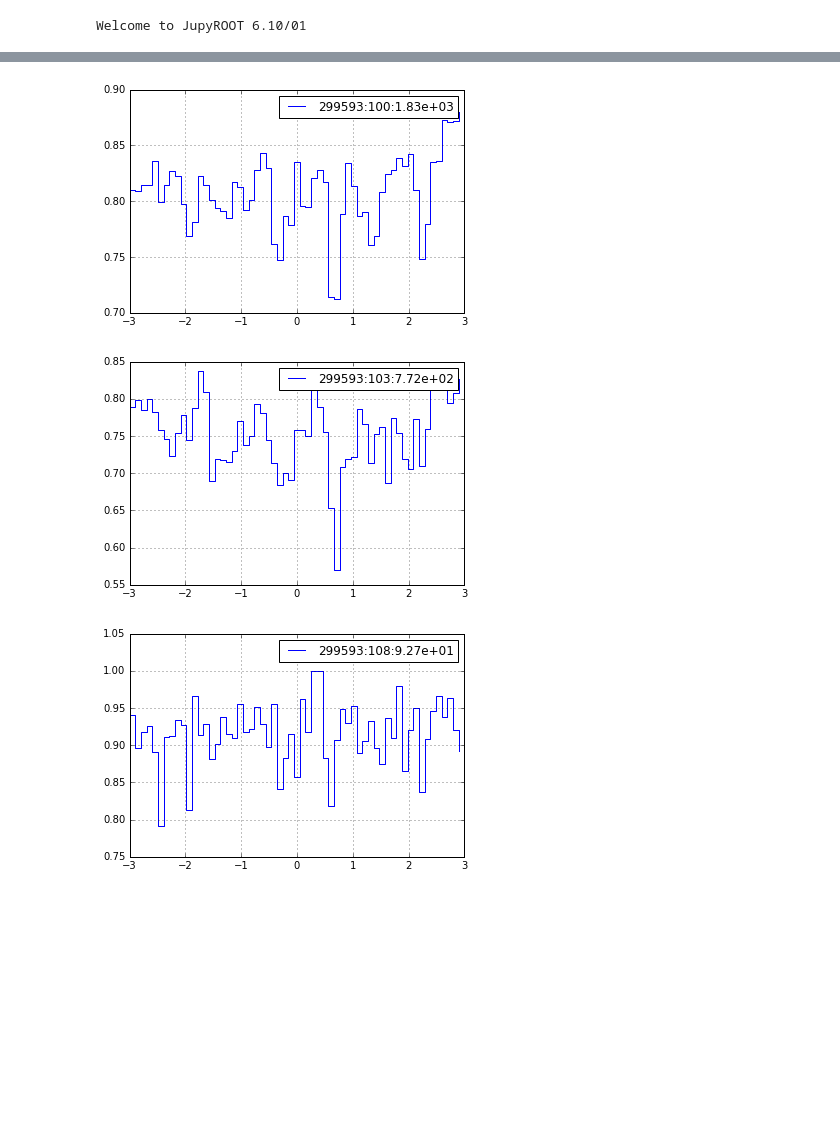
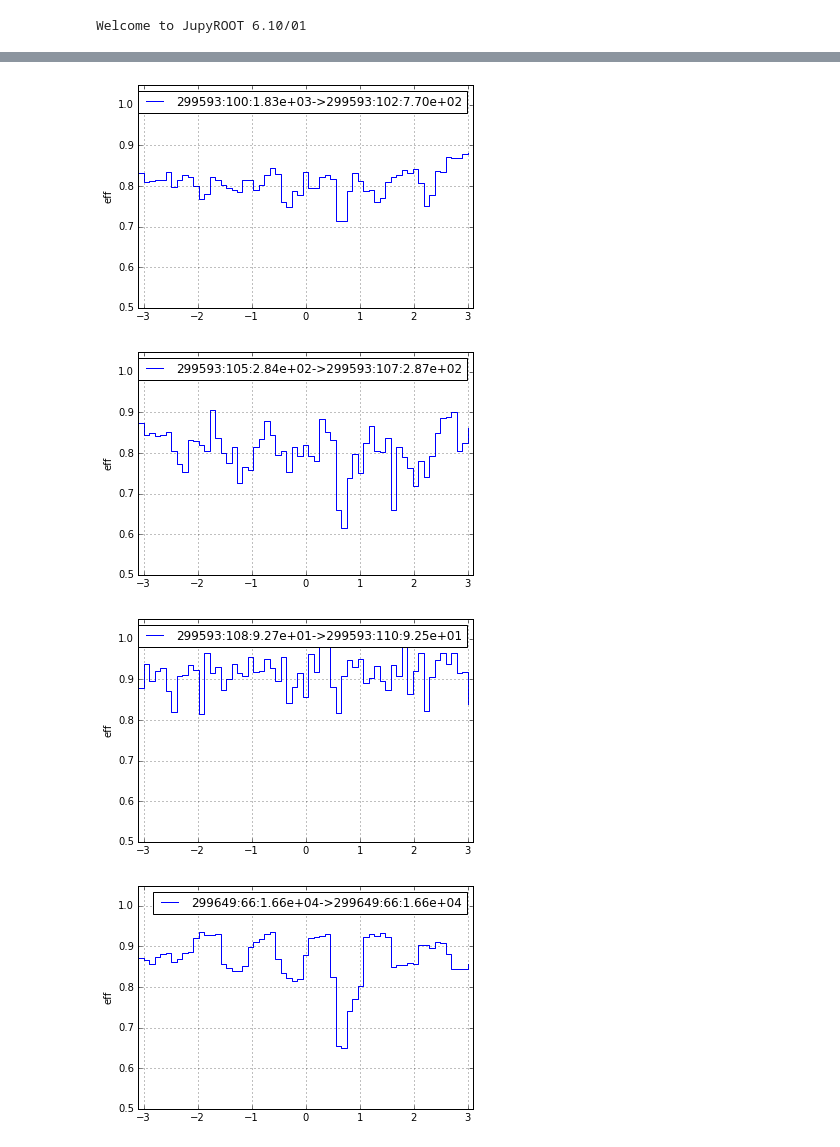
Before and after one commit to cms-tracking/POS2017, a Jupyter notebook: exercise2_TkHistos/effBPIX1.ipynb, the cells around one changed output, grey strips where cells are left out. Drawn from its saved outputs; the diff is of its cells as text; code cells hidden in the pictures; blank space fills up the shorter version.

```diff
--- a/exercise2_TkHistos/effBPIX1.ipynb
+++ b/exercise2_TkHistos/effBPIX1.ipynb
@@ -45,11 +46,17 @@ def runid(event,lumi) :
     id = event.object().id()
     a=event.getByLabel('scalersRawToDigi', lumi)
     return '{:d}:{:d}:{:.2e}'.format(int(id.run()),int(id.luminosityBlock()),lumi.product()[0].instantLumi())
+def skip2Lumi(events,ls):
+    for i in range(0,events.size()):
+        a= events.to(i)
+        id = events.object().id()
+        if (int(id.luminosityBlock())==ls) : return i
+    return events.size()
 # %%
-def loadTk(events,tracks) :
+def loadTk(events,tracks,fe) :
     tkParsA = []
     tkHitsA = []
-    for i in range(0,events.size()):
+    for i in range(fe,events.size()):
       a= events.to(i)
       if (i%500==0) :
         id = events.object().id()
@@ -77,10 +84,16 @@ def processIt(fevents) :
     tracks = Handle("std::vector<reco::Track>")
     lumi = Handle("std::vector<LumiScalers>")
     a= events.to(0)
+    ls = int(events.object().id().luminosityBlock())
+    if (ls==103) : ls=105
+    fe = skip2Lumi(events,ls)
+    a= events.to(fe)
     runid0 = runid(events,lumi)
     print runid0
-    tkPars, tkHits = loadTk(events,tracks)
-    return (runid0, tkPars, tkHits)
+    tkPars, tkHits = loadTk(events,tracks,fe)
+    runidl = runid(events,lumi)
+    print runidl
+    return (runid0+'->'+runidl, tkPars, tkHits)
 # %%
 p = Pool(4)
 # %% [output]
@@ -121,13 +134,13 @@ def eff(var,tkPars,tkHits) :
     valL2 = np.equal(tkHits[2],0)
     valF1 = np.equal(tkHits[4],0)
     hp = hp&(valL2|valF1)
-    nbins = 60
-    yv,x = np.histogram(tkPars[var],np.linspace(-3.,3.,nbins),weights=1.*hp*np.equal(tkHits[0],0))
-    yl,x = np.histogram(tkPars[var],np.linspace(-3.,3.,nbins),weights=1.*hp*np.equal(tkHits[0],1))
-    yi,x = np.histogram(tkPars[var],np.linspace(-3.,3.,nbins),weights=1.*hp*np.equal(tkHits[0],2))
-    ym,x = np.histogram(tkPars[var],np.linspace(-3.,3.,nbins),weights=1.*hp*np.less(tkHits[1],10))
+    nbins = 62
+    yv,x = np.histogram(tkPars[var],np.linspace(-3.1,3.1,nbins),weights=1.*hp*np.equal(tkHits[0],0))
+    yl,x = np.histogram(tkPars[var],np.linspace(-3.1,3.1,nbins),weights=1.*hp*np.equal(tkHits[0],1))
+    #yi,x = np.histogram(tkPars[var],np.linspace(-3.1,3.1,nbins),weights=1.*hp*np.equal(tkHits[0],2))
+    ym,x = np.histogram(tkPars[var],np.linspace(-3.1,3.1,nbins),weights=1.*hp*np.less(tkHits[1],10))
     ya=yv+ym+yl
-    y2,x = np.histogram(tkPars[var],np.linspace(-3.,3.,nbins),weights=1.*hp)
+    #y2,x = np.histogram(tkPars[var],np.linspace(-3.1,3.1,nbins),weights=1.*hp)
     x.resize(len(yv))
     return x,yv/ya
 # %%
@@ -148,12 +155,16 @@ print len(bha)
 # %%
 i=0
 for b in bha :
     plt.step(b[0],b[1],where='post',label=runid0[i])
+    plt.xlim(-3.1, 3.1)
+    plt.ylim(0.5, 1.05)
     plt.grid(True)
     plt.legend(loc='upper right')
+    plt.ylabel('eff')
     plt.show()
     i=i+1
 # %% [output]
-[figure, old version]
+[figure, new version]
-[figure, old version]
+[figure, new version]
-[figure, old version]
+[figure, new version]
+[figure, added]
```
Also changed, not shown: parts of 5 cells of this notebook.
